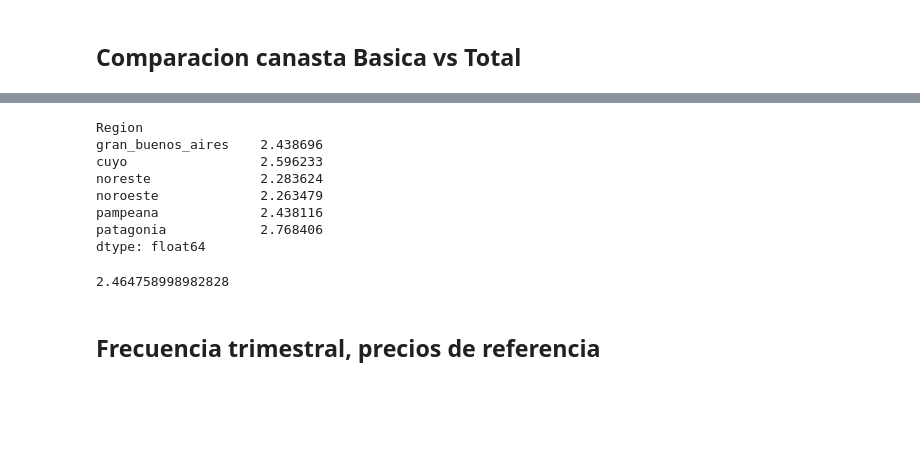
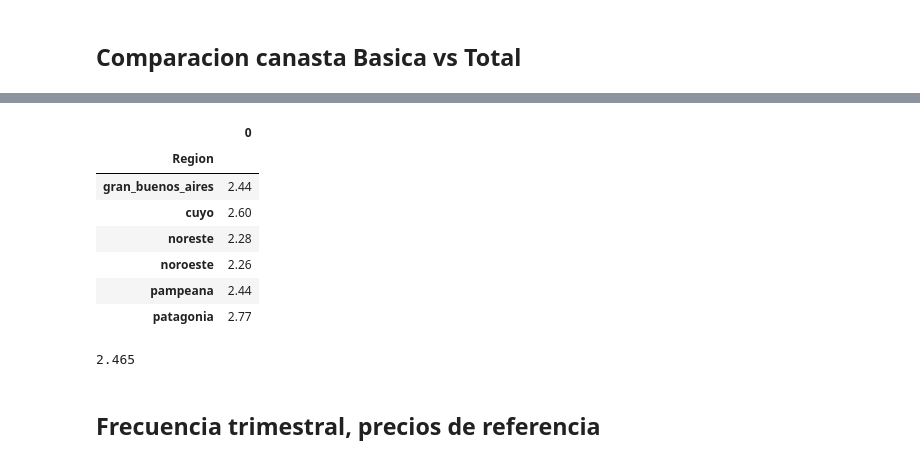
Before and after one commit to matuteiglesias/canastasINDEC, a Jupyter notebook: Computar Canastas.ipynb, the cells around one changed output, grey strips where cells are left out. Cells and saved outputs as stored; diff of their text form; code cells hidden in the pictures; blank space fills up the shorter version.

```diff
--- a/Computar Canastas.ipynb
+++ b/Computar Canastas.ipynb
@@ -96,18 +85,18 @@ plt.show()
-# %%
-engel.mean()
-# %% [output]
-Region
-gran_buenos_aires    2.438696
-cuyo                 2.596233
-noreste              2.283624
-noroeste             2.263479
-pampeana             2.438116
-patagonia            2.768406
-dtype: float64
+# %%
+pd.DataFrame(engel.mean().round(2))
+# %% [output]
+|  | 0 |
+| Region |  |
+| gran_buenos_aires | 2.44 |
+| cuyo | 2.60 |
+| noreste | 2.28 |
+| noroeste | 2.26 |
+| pampeana | 2.44 |
+| patagonia | 2.77 |
 # %%
-engel.mean().mean()
+round(engel.mean().mean(), 3)
 # %% [output]
-2.464758998982828
+2.465
 # %% [markdown]
 ## Frecuencia trimestral, precios de referencia
 # %%
```
Also changed, not shown: parts of 7 cells of this notebook, 1 other file.
